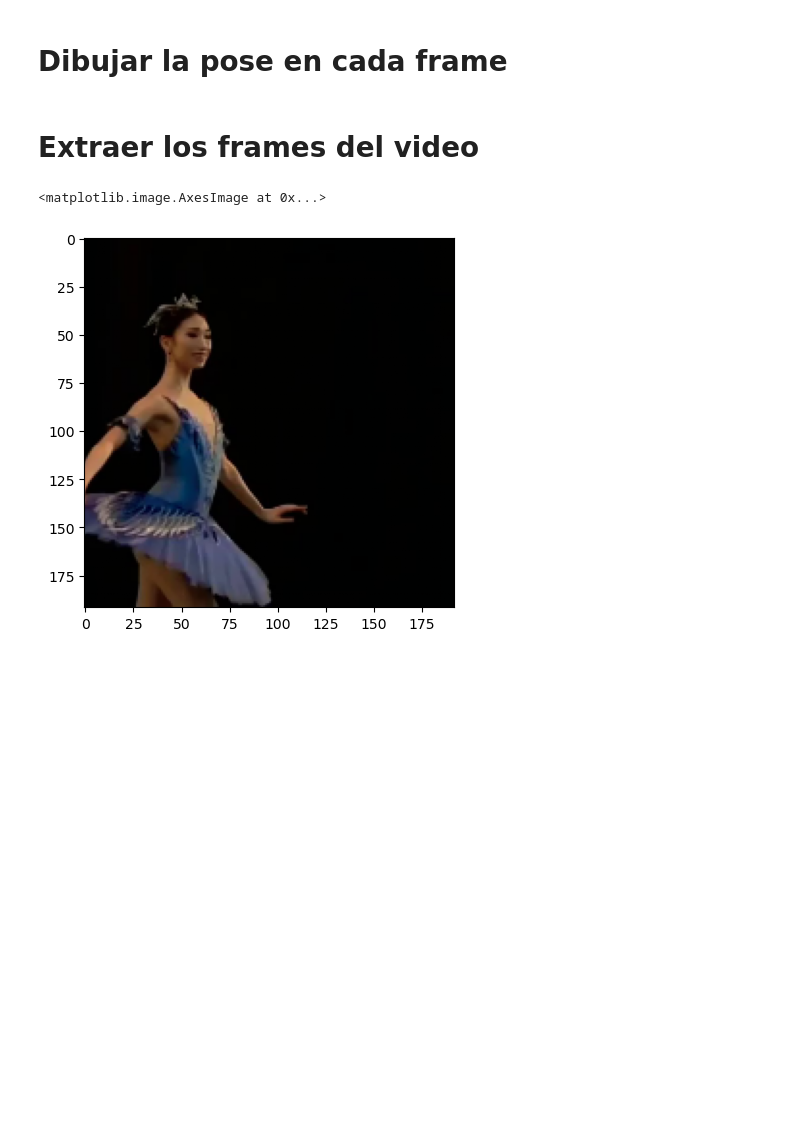
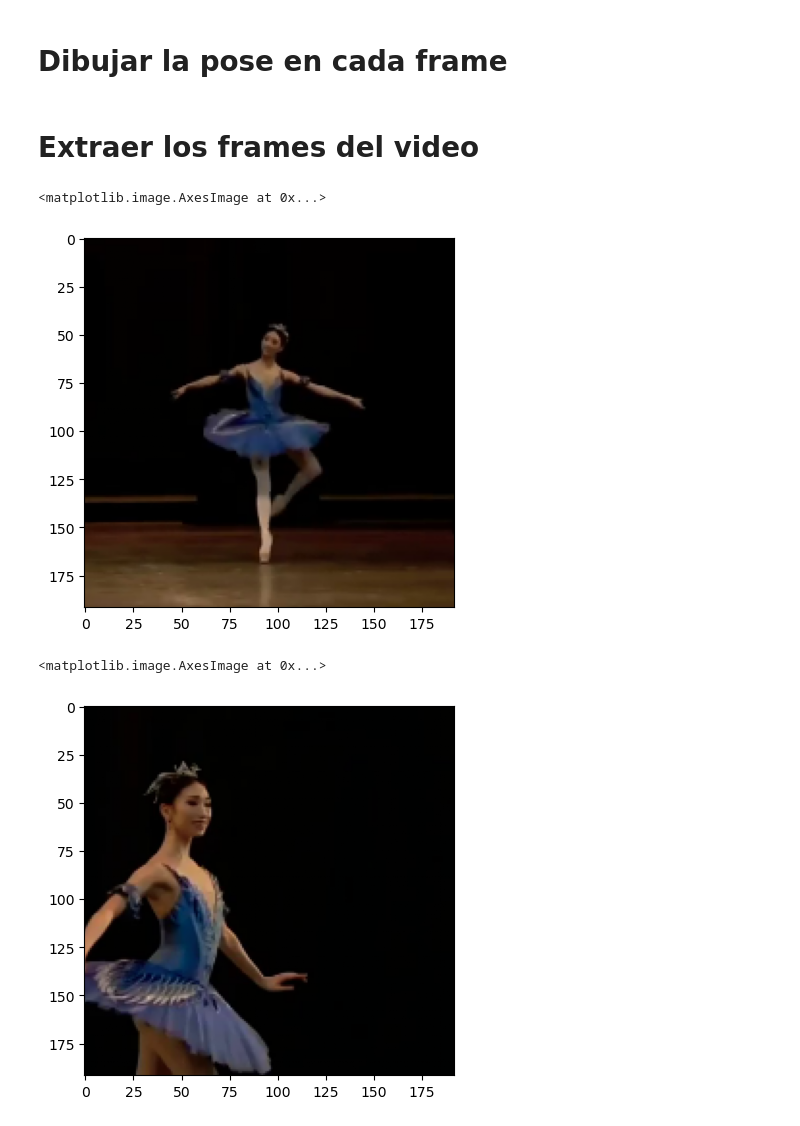
Before and after one commit to pilarcode/human_pose_estimation, a Jupyter notebook: notebooks/PoseEstimation_Video.ipynb, the cells around one changed output. Cells and saved outputs as stored; diff of their text form; code cells hidden in the pictures; blank space fills up the shorter version.

```diff
--- a/notebooks/PoseEstimation_Video.ipynb
+++ b/notebooks/PoseEstimation_Video.ipynb
@@ -179,6 +179,11 @@ def load_video(path, resize=(img_height, img_width)):
 # %%
 path_video = '../videos/ballet1.mp4'
 frames = load_video(path_video)
+# %%
+plt.imshow(frames[1500])
+# %% [output]
+<matplotlib.image.AxesImage at 0x...>
+[figure, added]
 # %%
 plt.imshow(frames[0])
 # %% [output]
```
Also changed, not shown: parts of 2 cells of this notebook.
